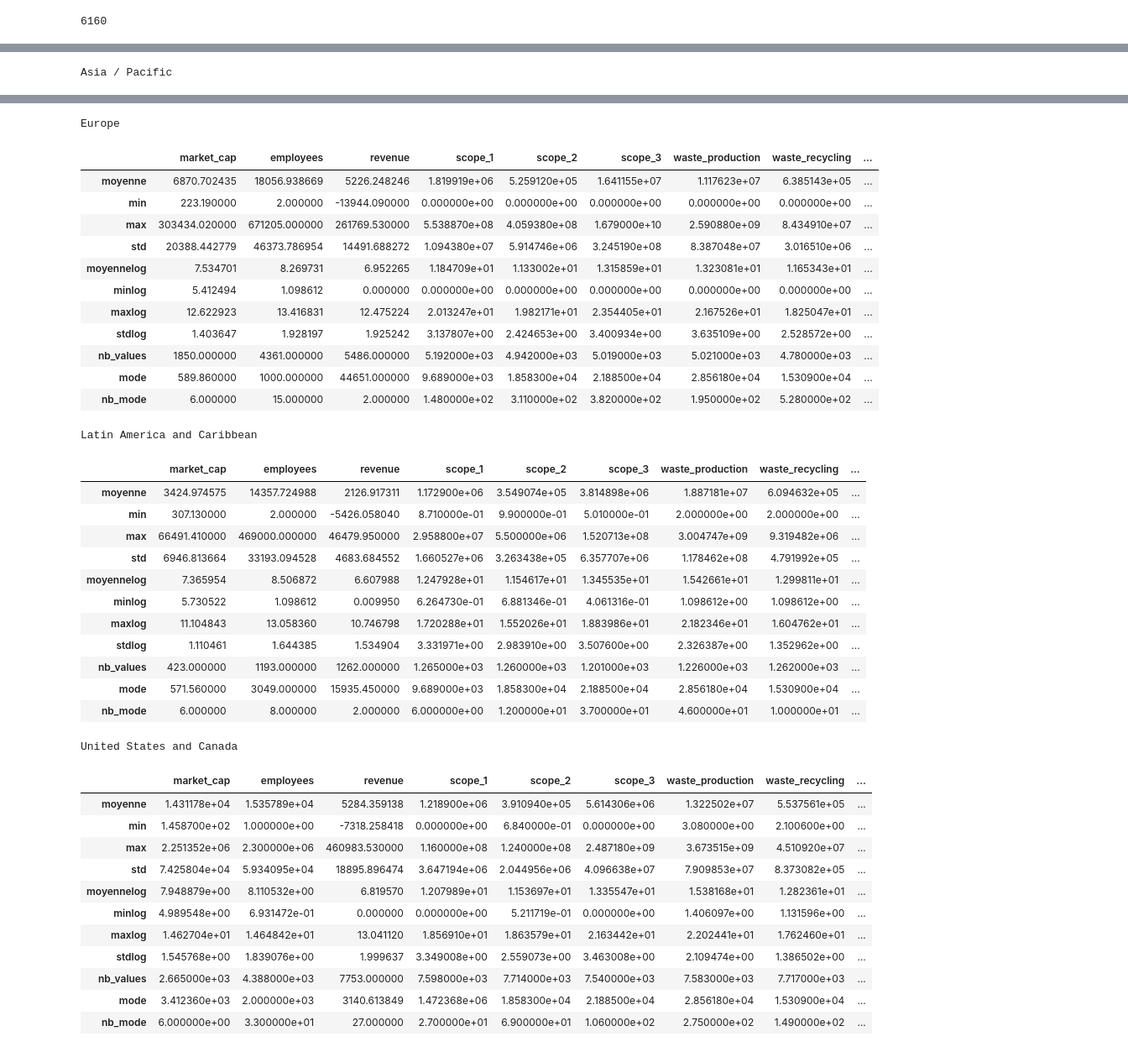
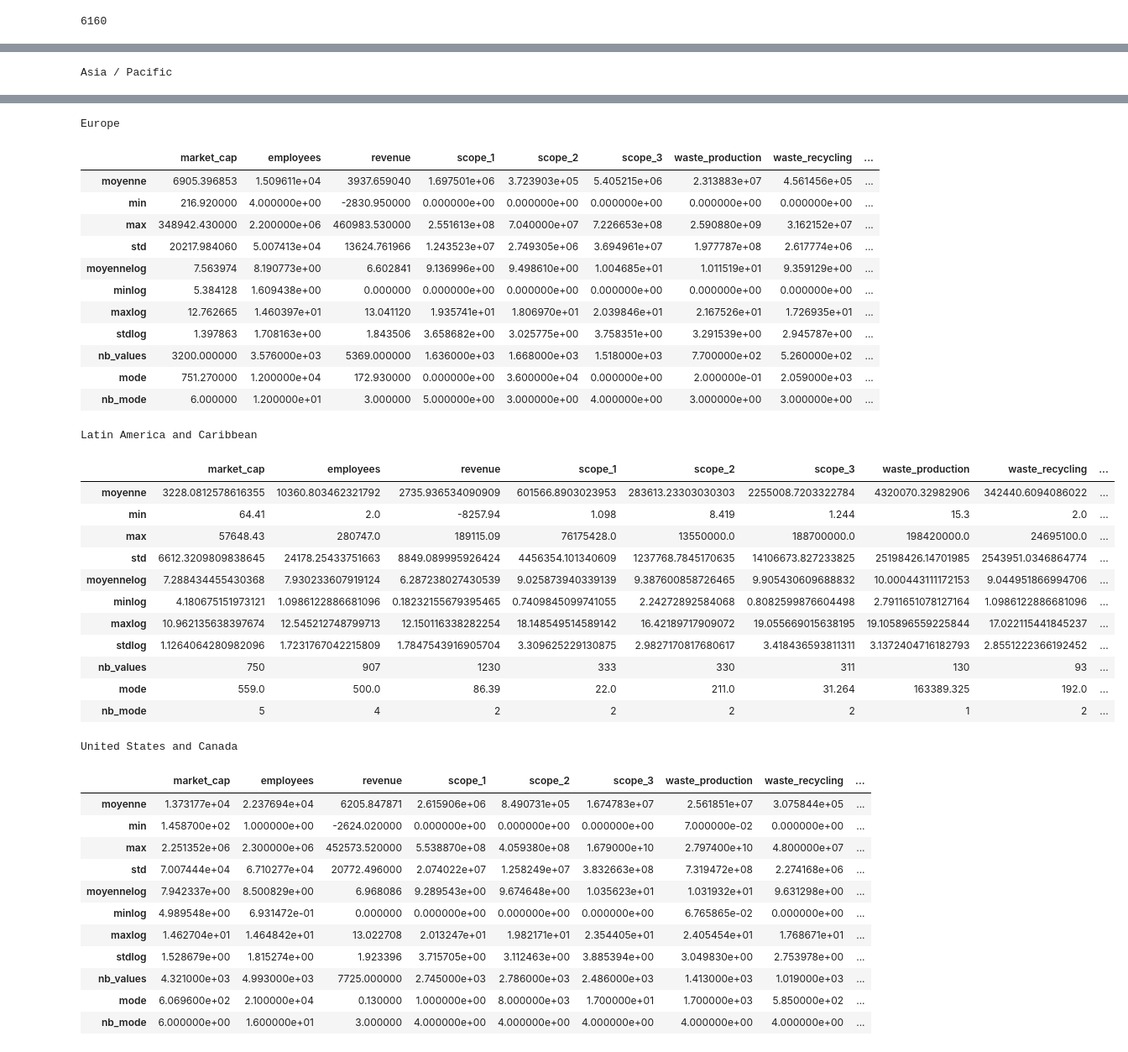
Before and after one commit to pierperri/StatApp, a Jupyter notebook: Meilleure prédiction.ipynb, the cells around one changed output, grey strips where cells are left out. Shown: that part at 84% size. Drawn from its saved outputs; the diff is of its cells as text; code cells hidden in the pictures.

```diff
--- a/Meilleure prédiction.ipynb
+++ b/Meilleure prédiction.ipynb
@@ -135,7 +106,7 @@ display(datastats)
 #Par régions
 for j in regions:
     listestats=[]
-    datar=imp_data[imp_data['region']==j]
+    datar=raw_data[imp_data['region']==j]
     for i in variables:
         listestats.append(stats(datar[i]))
     datastats = pd.DataFrame(np.transpose(listestats),columns=variables,index=['moyenne','min','max','std','moyennelog','minlog','maxlog','stdlog','nb_values','mode','nb_mode'])
@@ -183,39 +154,39 @@ Asia / Pacific
 Europe
 |  | market_cap | employees | revenue | scope_1 | scope_2 | scope_3 | waste_production | waste_recycling | ... |
-| moyenne | 6870.702435 | 18056.938669 | 5226.248246 | 1.819919e+06 | 5.259120e+05 | 1.641155e+07 | 1.117623e+07 | 6.385143e+05 | ... |
-| min | 223.190000 | 2.000000 | -13944.090000 | 0.000000e+00 | 0.000000e+00 | 0.000000e+00 | 0.000000e+00 | 0.000000e+00 | ... |
-| max | 303434.020000 | 671205.000000 | 261769.530000 | 5.538870e+08 | 4.059380e+08 | 1.679000e+10 | 2.590880e+09 | 8.434910e+07 | ... |
-| std | 20388.442779 | 46373.786954 | 14491.688272 | 1.094380e+07 | 5.914746e+06 | 3.245190e+08 | 8.387048e+07 | 3.016510e+06 | ... |
-| moyennelog | 7.534701 | 8.269731 | 6.952265 | 1.184709e+01 | 1.133002e+01 | 1.315859e+01 | 1.323081e+01 | 1.165343e+01 | ... |
-| minlog | 5.412494 | 1.098612 | 0.000000 | 0.000000e+00 | 0.000000e+00 | 0.000000e+00 | 0.000000e+00 | 0.000000e+00 | ... |
-| maxlog | 12.622923 | 13.416831 | 12.475224 | 2.013247e+01 | 1.982171e+01 | 2.354405e+01 | 2.167526e+01 | 1.825047e+01 | ... |
-| stdlog | 1.403647 | 1.928197 | 1.925242 | 3.137807e+00 | 2.424653e+00 | 3.400934e+00 | 3.635109e+00 | 2.528572e+00 | ... |
-| nb_values | 1850.000000 | 4361.000000 | 5486.000000 | 5.192000e+03 | 4.942000e+03 | 5.019000e+03 | 5.021000e+03 | 4.780000e+03 | ... |
-| mode | 589.860000 | 1000.000000 | 44651.000000 | 9.689000e+03 | 1.858300e+04 | 2.188500e+04 | 2.856180e+04 | 1.530900e+04 | ... |
-| nb_mode | 6.000000 | 15.000000 | 2.000000 | 1.480000e+02 | 3.110000e+02 | 3.820000e+02 | 1.950000e+02 | 5.280000e+02 | ... |
+| moyenne | 6905.396853 | 1.509611e+04 | 3937.659040 | 1.697501e+06 | 3.723903e+05 | 5.405215e+06 | 2.313883e+07 | 4.561456e+05 | ... |
+| min | 216.920000 | 4.000000e+00 | -2830.950000 | 0.000000e+00 | 0.000000e+00 | 0.000000e+00 | 0.000000e+00 | 0.000000e+00 | ... |
+| max | 348942.430000 | 2.200000e+06 | 460983.530000 | 2.551613e+08 | 7.040000e+07 | 7.226653e+08 | 2.590880e+09 | 3.162152e+07 | ... |
+| std | 20217.984060 | 5.007413e+04 | 13624.761966 | 1.243523e+07 | 2.749305e+06 | 3.694961e+07 | 1.977787e+08 | 2.617774e+06 | ... |
+| moyennelog | 7.563974 | 8.190773e+00 | 6.602841 | 9.136996e+00 | 9.498610e+00 | 1.004685e+01 | 1.011519e+01 | 9.359129e+00 | ... |
+| minlog | 5.384128 | 1.609438e+00 | 0.000000 | 0.000000e+00 | 0.000000e+00 | 0.000000e+00 | 0.000000e+00 | 0.000000e+00 | ... |
+| maxlog | 12.762665 | 1.460397e+01 | 13.041120 | 1.935741e+01 | 1.806970e+01 | 2.039846e+01 | 2.167526e+01 | 1.726935e+01 | ... |
+| stdlog | 1.397863 | 1.708163e+00 | 1.843506 | 3.658682e+00 | 3.025775e+00 | 3.758351e+00 | 3.291539e+00 | 2.945787e+00 | ... |
+| nb_values | 3200.000000 | 3.576000e+03 | 5369.000000 | 1.636000e+03 | 1.668000e+03 | 1.518000e+03 | 7.700000e+02 | 5.260000e+02 | ... |
+| mode | 751.270000 | 1.200000e+04 | 172.930000 | 0.000000e+00 | 3.600000e+04 | 0.000000e+00 | 2.000000e-01 | 2.059000e+03 | ... |
+| nb_mode | 6.000000 | 1.200000e+01 | 3.000000 | 5.000000e+00 | 3.000000e+00 | 4.000000e+00 | 3.000000e+00 | 3.000000e+00 | ... |
 Latin America and Caribbean
 |  | market_cap | employees | revenue | scope_1 | scope_2 | scope_3 | waste_production | waste_recycling | ... |
-| moyenne | 3424.974575 | 14357.724988 | 2126.917311 | 1.172900e+06 | 3.549074e+05 | 3.814898e+06 | 1.887181e+07 | 6.094632e+05 | ... |
-| min | 307.130000 | 2.000000 | -5426.058040 | 8.710000e-01 | 9.900000e-01 | 5.010000e-01 | 2.000000e+00 | 2.000000e+00 | ... |
-| max | 66491.410000 | 469000.000000 | 46479.950000 | 2.958800e+07 | 5.500000e+06 | 1.520713e+08 | 3.004747e+09 | 9.319482e+06 | ... |
-| std | 6946.813664 | 33193.094528 | 4683.684552 | 1.660527e+06 | 3.263438e+05 | 6.357707e+06 | 1.178462e+08 | 4.791992e+05 | ... |
-| moyennelog | 7.365954 | 8.506872 | 6.607988 | 1.247928e+01 | 1.154617e+01 | 1.345535e+01 | 1.542661e+01 | 1.299811e+01 | ... |
-| minlog | 5.730522 | 1.098612 | 0.009950 | 6.264730e-01 | 6.881346e-01 | 4.061316e-01 | 1.098612e+00 | 1.098612e+00 | ... |
-| maxlog | 11.104843 | 13.058360 | 10.746798 | 1.720288e+01 | 1.552026e+01 | 1.883986e+01 | 2.182346e+01 | 1.604762e+01 | ... |
-| stdlog | 1.110461 | 1.644385 | 1.534904 | 3.331971e+00 | 2.983910e+00 | 3.507600e+00 | 2.326387e+00 | 1.352962e+00 | ... |
-| nb_values | 423.000000 | 1193.000000 | 1262.000000 | 1.265000e+03 | 1.260000e+03 | 1.201000e+03 | 1.226000e+03 | 1.262000e+03 | ... |
-| mode | 571.560000 | 3049.000000 | 15935.450000 | 9.689000e+03 | 1.858300e+04 | 2.188500e+04 | 2.856180e+04 | 1.530900e+04 | ... |
-| nb_mode | 6.000000 | 8.000000 | 2.000000 | 6.000000e+00 | 1.200000e+01 | 3.700000e+01 | 4.600000e+01 | 1.000000e+01 | ... |
+| moyenne | 3228.0812578616355 | 10360.803462321792 | 2735.936534090909 | 601566.8903023953 | 283613.23303030303 | 2255008.7203322784 | 4320070.32982906 | 342440.6094086022 | ... |
+| min | 64.41 | 2.0 | -8257.94 | 1.098 | 8.419 | 1.244 | 15.3 | 2.0 | ... |
+| max | 57648.43 | 280747.0 | 189115.09 | 76175428.0 | 13550000.0 | 188700000.0 | 198420000.0 | 24695100.0 | ... |
+| std | 6612.3209809838645 | 24178.25433751663 | 8849.089995926424 | 4456354.101340609 | 1237768.7845170635 | 14106673.827233825 | 25198426.14701985 | 2543951.0346864774 | ... |
+| moyennelog | 7.288434455430368 | 7.930233607919124 | 6.287238027430539 | 9.025873940339139 | 9.387600858726465 | 9.905430609688832 | 10.000443111172153 | 9.044951866994706 | ... |
+| minlog | 4.180675151973121 | 1.0986122886681096 | 0.18232155679395465 | 0.7409845099741055 | 2.24272892584068 | 0.8082599876604498 | 2.7911651078127164 | 1.0986122886681096 | ... |
+| maxlog | 10.962135638397674 | 12.545212748799713 | 12.150116338282254 | 18.148549514589142 | 16.42189717909072 | 19.055669015638195 | 19.105896559225844 | 17.022115441845237 | ... |
+| stdlog | 1.1264064280982096 | 1.7231767042215809 | 1.7847543916905704 | 3.309625229130875 | 2.9827170817680617 | 3.418436593811311 | 3.1372404716182793 | 2.8551222366192452 | ... |
+| nb_values | 750 | 907 | 1230 | 333 | 330 | 311 | 130 | 93 | ... |
+| mode | 559.0 | 500.0 | 86.39 | 22.0 | 211.0 | 31.264 | 163389.325 | 192.0 | ... |
+| nb_mode | 5 | 4 | 2 | 2 | 2 | 2 | 1 | 2 | ... |
 United States and Canada
 |  | market_cap | employees | revenue | scope_1 | scope_2 | scope_3 | waste_production | waste_recycling | ... |
-| moyenne | 1.431178e+04 | 1.535789e+04 | 5284.359138 | 1.218900e+06 | 3.910940e+05 | 5.614306e+06 | 1.322502e+07 | 5.537561e+05 | ... |
-| min | 1.458700e+02 | 1.000000e+00 | -7318.258418 | 0.000000e+00 | 6.840000e-01 | 0.000000e+00 | 3.080000e+00 | 2.100600e+00 | ... |
-| max | 2.251352e+06 | 2.300000e+06 | 460983.530000 | 1.160000e+08 | 1.240000e+08 | 2.487180e+09 | 3.673515e+09 | 4.510920e+07 | ... |
-| std | 7.425804e+04 | 5.934095e+04 | 18895.896474 | 3.647194e+06 | 2.044956e+06 | 4.096638e+07 | 7.909853e+07 | 8.373082e+05 | ... |
-| moyennelog | 7.948879e+00 | 8.110532e+00 | 6.819570 | 1.207989e+01 | 1.153697e+01 | 1.335547e+01 | 1.538168e+01 | 1.282361e+01 | ... |
-| minlog | 4.989548e+00 | 6.931472e-01 | 0.000000 | 0.000000e+00 | 5.211719e-01 | 0.000000e+00 | 1.406097e+00 | 1.131596e+00 | ... |
-| maxlog | 1.462704e+01 | 1.464842e+01 | 13.041120 | 1.856910e+01 | 1.863579e+01 | 2.163442e+01 | 2.202441e+01 | 1.762460e+01 | ... |
-| stdlog | 1.545768e+00 | 1.839076e+00 | 1.999637 | 3.349008e+00 | 2.559073e+00 | 3.463008e+00 | 2.109474e+00 | 1.386502e+00 | ... |
-| nb_values | 2.665000e+03 | 4.388000e+03 | 7753.000000 | 7.598000e+03 | 7.714000e+03 | 7.540000e+03 | 7.583000e+03 | 7.717000e+03 | ... |
-| mode | 3.412360e+03 | 2.000000e+03 | 3140.613849 | 1.472368e+06 | 1.858300e+04 | 2.188500e+04 | 2.856180e+04 | 1.530900e+04 | ... |
-| nb_mode | 6.000000e+00 | 3.300000e+01 | 27.000000 | 2.700000e+01 | 6.900000e+01 | 1.060000e+02 | 2.750000e+02 | 1.490000e+02 | ... |
+| moyenne | 1.373177e+04 | 2.237694e+04 | 6205.847871 | 2.615906e+06 | 8.490731e+05 | 1.674783e+07 | 2.561851e+07 | 3.075844e+05 | ... |
+| min | 1.458700e+02 | 1.000000e+00 | -2624.020000 | 0.000000e+00 | 0.000000e+00 | 0.000000e+00 | 7.000000e-02 | 0.000000e+00 | ... |
+| max | 2.251352e+06 | 2.300000e+06 | 452573.520000 | 5.538870e+08 | 4.059380e+08 | 1.679000e+10 | 2.797400e+10 | 4.800000e+07 | ... |
+| std | 7.007444e+04 | 6.710277e+04 | 20772.496000 | 2.074022e+07 | 1.258249e+07 | 3.832663e+08 | 7.319472e+08 | 2.274168e+06 | ... |
+| moyennelog | 7.942337e+00 | 8.500829e+00 | 6.968086 | 9.289543e+00 | 9.674648e+00 | 1.035623e+01 | 1.031932e+01 | 9.631298e+00 | ... |
+| minlog | 4.989548e+00 | 6.931472e-01 | 0.000000 | 0.000000e+00 | 0.000000e+00 | 0.000000e+00 | 6.765865e-02 | 0.000000e+00 | ... |
+| maxlog | 1.462704e+01 | 1.464842e+01 | 13.022708 | 2.013247e+01 | 1.982171e+01 | 2.354405e+01 | 2.405454e+01 | 1.768671e+01 | ... |
+| stdlog | 1.528679e+00 | 1.815274e+00 | 1.923396 | 3.715705e+00 | 3.112463e+00 | 3.885394e+00 | 3.049830e+00 | 2.753978e+00 | ... |
+| nb_values | 4.321000e+03 | 4.993000e+03 | 7725.000000 | 2.745000e+03 | 2.786000e+03 | 2.486000e+03 | 1.413000e+03 | 1.019000e+03 | ... |
+| mode | 6.069600e+02 | 2.100000e+04 | 0.130000 | 1.000000e+00 | 8.000000e+03 | 1.700000e+01 | 1.700000e+03 | 5.850000e+02 | ... |
+| nb_mode | 6.000000e+00 | 1.600000e+01 | 3.000000 | 4.000000e+00 | 4.000000e+00 | 4.000000e+00 | 4.000000e+00 | 4.000000e+00 | ... |
```
Also changed, not shown: parts of 4 cells of this notebook, 1 other file.
